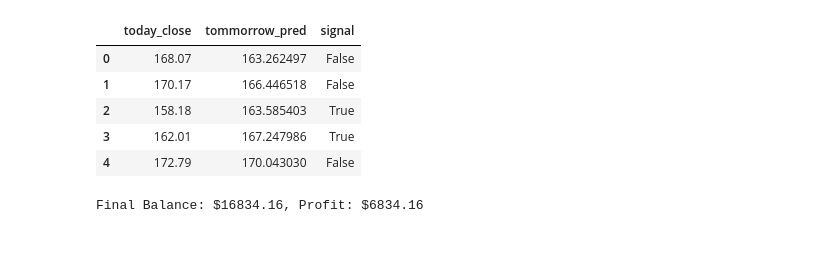
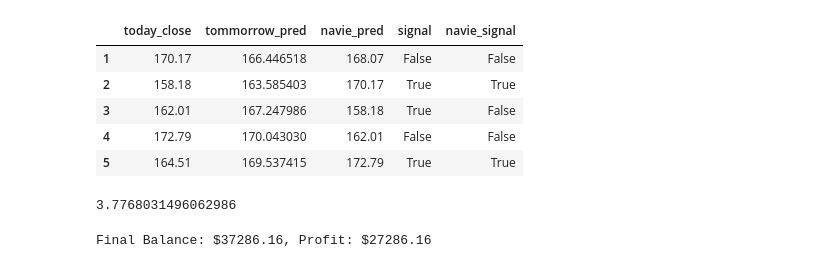
Before and after one commit to meerilahi/algoTrading, a Jupyter notebook: LSTM.ipynb, the cells around one changed output. Cells and saved outputs as stored; diff of their text form; code cells hidden in the pictures.

```diff
--- a/LSTM.ipynb
+++ b/LSTM.ipynb
@@ -17,10 +17,14 @@ API_KEY = "XM0ZE0M05HEDFVTP"
 ts = TimeSeries(key = API_KEY, output_format = 'pandas')
 data = ts.get_daily(symbol = 'MSFT', outputsize = 'full')[0]
 # %%
-df = data[['4. close']]
-df = df.rename(columns = {'4. close':'target'})
+df = data[['4. close', '5. volume']]
+df = df.rename(columns = {'4. close':'target', '5. volume': 'volume'})
 df = df[::-1]
 for i in range(1,31):
-    df[f'lag_{i}'] = df['target'].shift(i)
+    df[f'close_lag_{i}'] = df['target'].shift(i)
+    df[f'volume_lag_{i}'] = df['volume'].shift(i)
 df = df.dropna()
 df = df.iloc[::,::-1]
+scaler = MinMaxScaler()
+df.iloc[:,0:-2] = scaler.fit_transform(df.iloc[:,0:-2])
+df
@@ -32,4 +46,5 @@ mean_absolute_error(df['lag_1'], df['target'])
 # %%
-X = df.iloc[:,0:-1].to_numpy()
-X = X.reshape(X.shape[0], X.shape[1], 1)
+X = df.iloc[:,:-2].to_numpy()
+X = X.reshape(6351,30,2)
 y = df.iloc[:,-1].to_numpy()
+X.shape, y.shape
@@ -57,7 +90,7 @@ X_test.shape, y_test.shape
 # %%
 y_pred = []
 for i in range(len(X_test)):
-    y_pred.append(model2.predict(X_test[i].reshape(1,30,1)))
+    y_pred.append(model2.predict(X_test[i].reshape(1,30,2)))
     print('Example' + str(i))
     print('y_pred: ' + str(y_pred[i]) + ' -  y_test: ' + str(y_test[i]))
-    model2.fit(X_test[i].reshape(1,30,1), y_test[i].reshape(1,1), epochs = 1)
+    model2.fit(X_test[i].reshape(1,30,2), y_test[i].reshape(1,1), epochs = 1)
@@ -67,19 +118,26 @@ y_pred = y_pred.reshape(y_pred.shape[0])
 # %%
 backtest = pd.DataFrame({
   "today_close" : y_test,
   "tommorrow_pred" : y_pred
 })
 backtest['tommorrow_pred'] = backtest['tommorrow_pred'].shift(-1)
+backtest['navie_pred'] = backtest['today_close'].shift(1)
 backtest["signal"] = backtest["tommorrow_pred"] > backtest["today_close"]
+backtest["navie_signal"] = backtest["navie_pred"] > backtest["today_close"]
 backtest.dropna(inplace = True)
 backtest.head()
 # %% [output]
-|  | today_close | tommorrow_pred | signal |
-| 0 | 168.07 | 163.262497 | False |
-| 1 | 170.17 | 166.446518 | False |
-| 2 | 158.18 | 163.585403 | True |
-| 3 | 162.01 | 167.247986 | True |
-| 4 | 172.79 | 170.043030 | False |
+|  | today_close | tommorrow_pred | navie_pred | signal | navie_signal |
+| 1 | 170.17 | 166.446518 | 168.07 | False | False |
+| 2 | 158.18 | 163.585403 | 170.17 | True | True |
+| 3 | 162.01 | 167.247986 | 158.18 | True | False |
+| 4 | 172.79 | 170.043030 | 162.01 | False | False |
+| 5 | 164.51 | 169.537415 | 172.79 | True | True |
+# %%
+# mean_absolute_error(y_test, y_pred)
+mean_absolute_error(y_test[:-1], y_test[1:])
+# %% [output]
+3.7768031496062986
 # %%
 initial_balance = 10000
 balance = initial_balance
@@ -89,10 +147,10 @@ for i in range(len(backtest) - 1):
     price = backtest["today_close"].iloc[i]
 
     if price > 0:  # Ensure valid price
-        if backtest["signal"].iloc[i] and balance > 0:  # Buy only if we have cash
+        if backtest["navie_signal"].iloc[i] and balance > 0:  # Buy only if we have cash
             shares = balance / price
             balance = 0
-        elif not backtest["signal"].iloc[i] and shares > 0:  # Sell only if we have shares
+        elif not backtest["navie_signal"].iloc[i] and shares > 0:  # Sell only if we have shares
             balance = shares * price
             shares = 0
 
@@ -103,4 +161,4 @@ profit = final_balance - initial_balance
 
 print(f"Final Balance: ${final_balance:.2f}, Profit: ${profit:.2f}")
 # %% [output]
-Final Balance: $16834.16, Profit: $6834.16
+Final Balance: $37286.16, Profit: $27286.16
```
Also changed, not shown: parts of 6 cells of this notebook.
